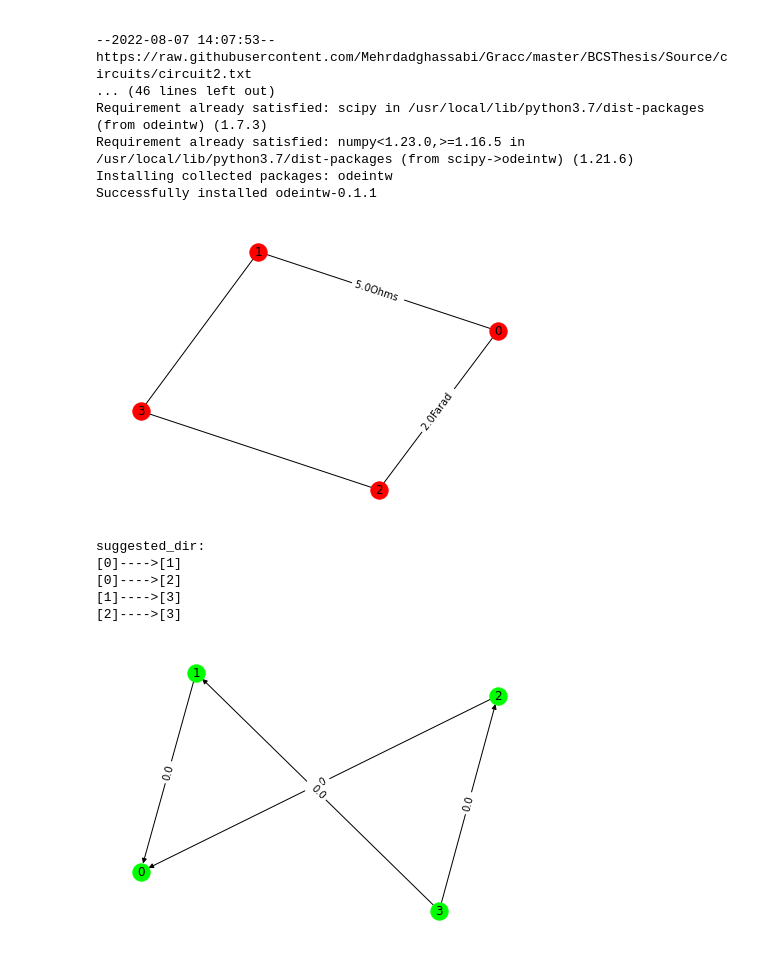
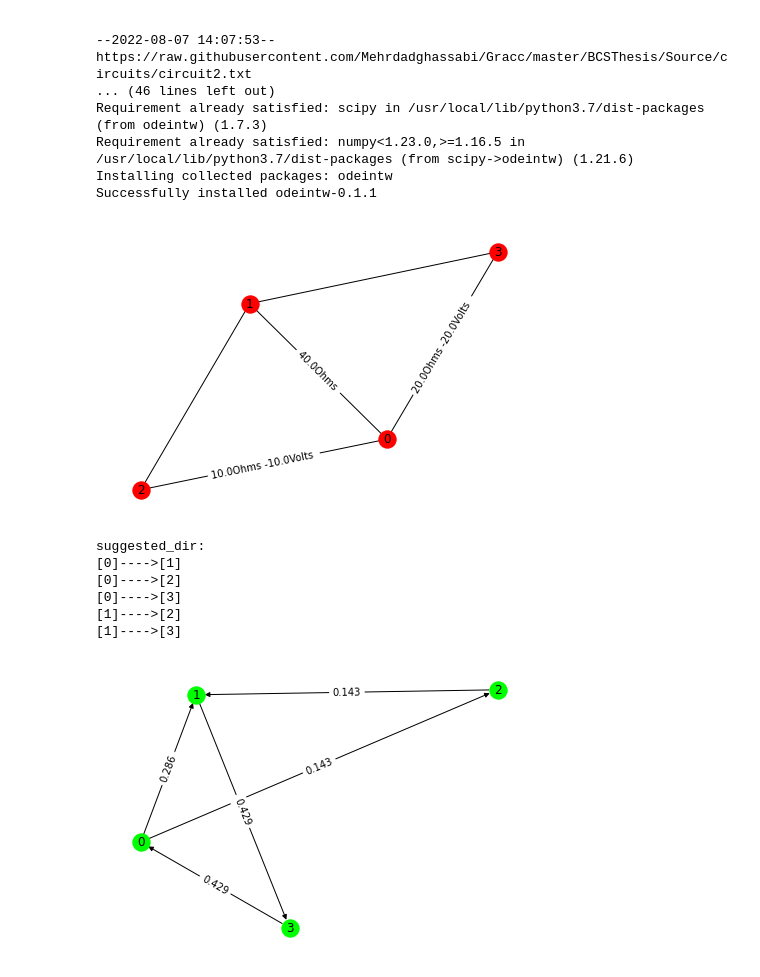
Before and after one commit to Mehrdadghassabi/Gracc, a Jupyter notebook: BCSThesis/Source/GRacC.ipynb, the cells around one changed output. Cells and saved outputs as stored; diff of their text form; code cells hidden in the pictures.

```diff
--- a/BCSThesis/Source/GRacC.ipynb
+++ b/BCSThesis/Source/GRacC.ipynb
@@ -159,7 +179,7 @@ def get_edge_index(kg,org,dst):
            return i
         i = i + 1
 # %%
-def find_kg_edges_weights(kg):
+def find_kg_edges_weights_ord(kg):
     kgmst = nx.minimum_spanning_tree(kg)
     kgmstam = nx.to_numpy_array(kgmst).astype(int)
     kgam = nx.to_numpy_array(kg).astype(int)
@@ -375,8 +453,8 @@ def plot_kirchoffgraph(kg):
     print('suggested_dir: ')
     print_sug_dir(nx.get_edge_attributes(kg,'suggested_dir').values())
 # %%
-def plot_kirchoffgraph_after_solving(kg):
-    edw = find_kg_edges_weights(kg)
+def plot_solution_of_ord_kirchoffgraph(kg):
+    edw = find_kg_edges_weights_ord(kg)
     edw = round_kg_edges_weights(edw)
     sugdir = nx.get_edge_attributes(kg,'suggested_dir').values()
     dkg = nx.DiGraph()
@@ -392,15 +470,33 @@ def plot_kirchoffgraph_after_solving(kg):
     edge_labels = nx.get_edge_attributes(dkg,'weight')
     nx.draw_networkx_edge_labels(dkg, pos, edge_labels)
     plt.show()
+# %%
+def plot_solution_of_lin_kirchoffgraph(kg):
+    X,answ = find_kg_edges_weights_RC_and_RL(kg)
+    l = find_variable_edge_index(answ)
+    Y = [[1]]
+    solve_matrix_eq(X,Y,l)
+    print(find_other_edge_weight(l,answ))
+# %%
+def plot_kirchoffgraph_after_solving(kg):
+    cirtyp = circuit_type(kg)
+    if cirtyp == 'RC' or cirtyp == 'RL' :
+       plot_solution_of_lin_kirchoffgraph(kg)
+    elif cirtyp == 'Ordinary' :
+         plot_solution_of_ord_kirchoffgraph(kg)
+    else :
+      # it should be RLC doesnt developed yet
+        print('RLC circuit analysis is underdevelopment')
 # %%
-kg5 = circuit_parser('circuit5.txt')
+kg5 = circuit_parser('circuit1.txt')
 plot_kirchoffgraph(kg5)
 plot_kirchoffgraph_after_solving(kg5)
 # %% [output]
-[figure, old version]
+[figure, new version]
 suggested_dir:
 [0]---->[1]
 [0]---->[2]
+[0]---->[3]
+[1]---->[2]
 [1]---->[3]
-[2]---->[3]
-[figure, old version]
+[figure, new version]
```
Also changed, not shown: parts of 12 cells of this notebook, 1 other file.
